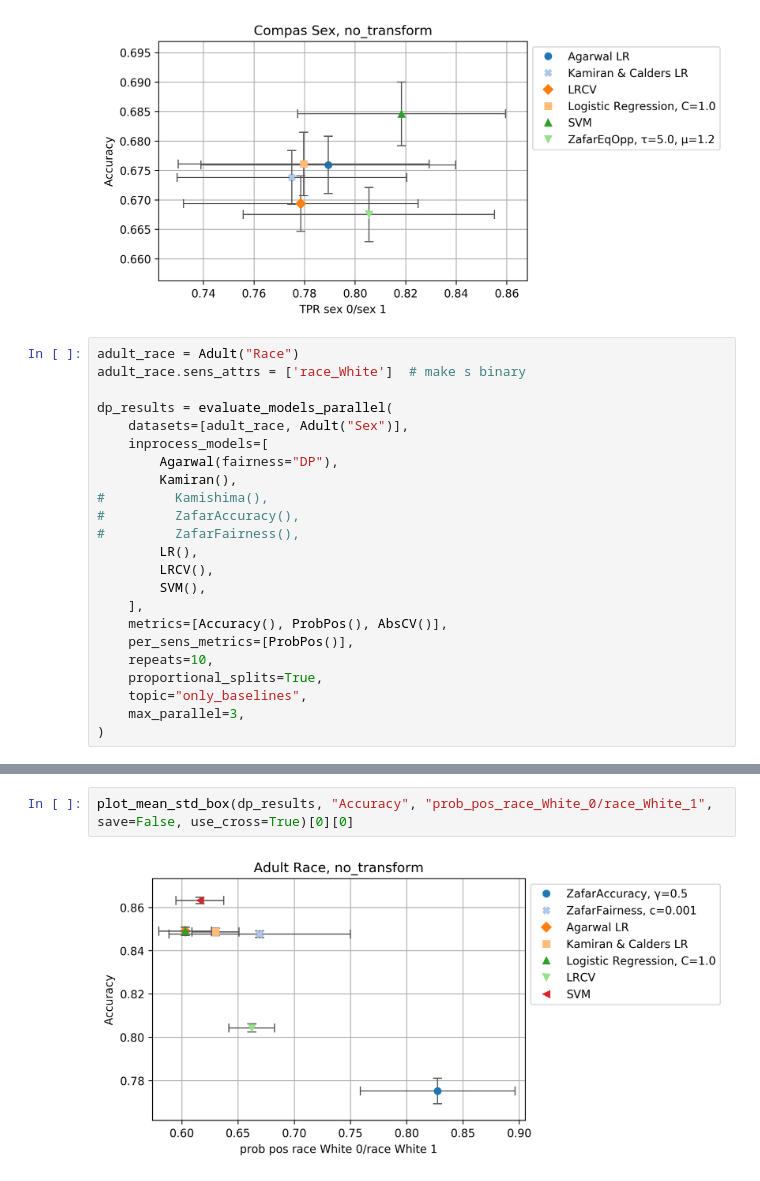
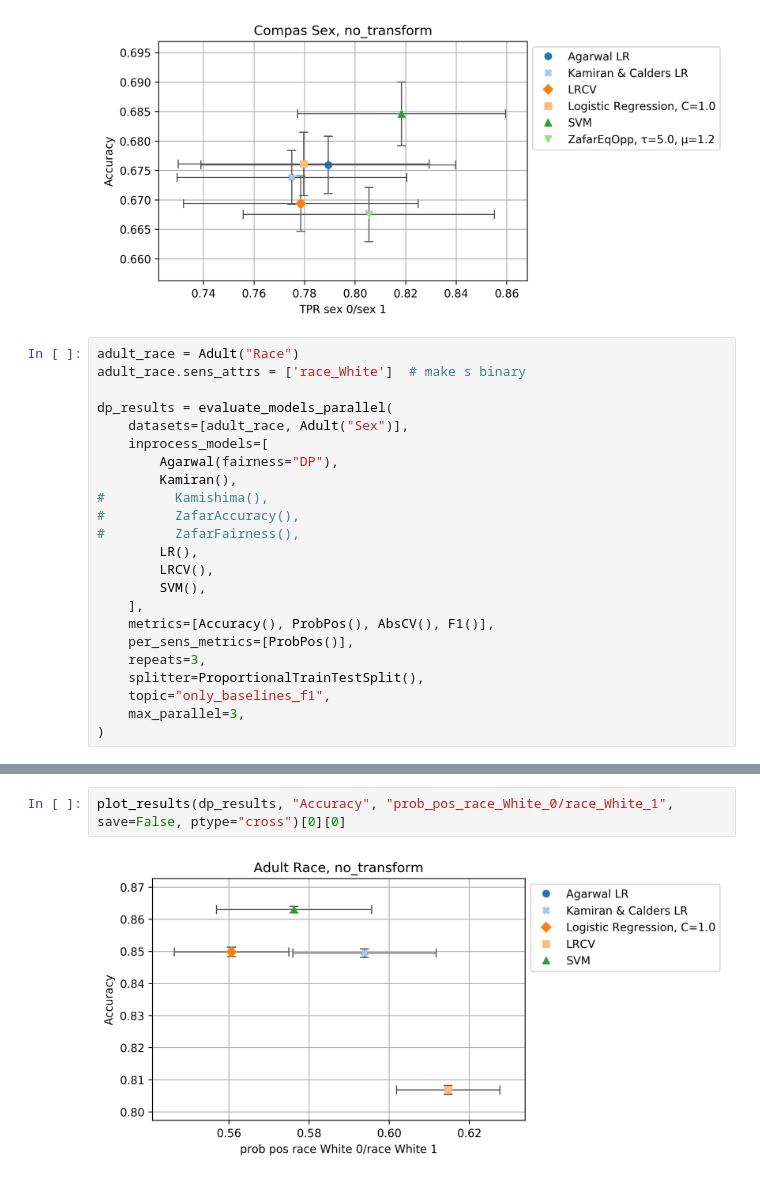
Before and after one commit to wearepal/ethicml-models, a Jupyter notebook: experiments/baselines.ipynb, the cells around one changed output, grey strips where cells are left out. Drawn from its saved outputs; the diff is of its cells as text.

```diff
--- a/experiments/baselines.ipynb
+++ b/experiments/baselines.ipynb
@@ -69,11 +70,11 @@ dp_results = evaluate_models_parallel(
         LRCV(),
         SVM(),
     ],
-    metrics=[Accuracy(), ProbPos(), AbsCV()],
+    metrics=[Accuracy(), ProbPos(), AbsCV(), F1()],
     per_sens_metrics=[ProbPos()],
-    repeats=10,
-    proportional_splits=True,
-    topic="only_baselines",
+    repeats=3,
+    splitter=ProportionalTrainTestSplit(),
+    topic="only_baselines_f1",
     max_parallel=3,
 )
 # %%
@@ -96,4 +101,4 @@ dp_results
 # %%
-plot_mean_std_box(dp_results, "Accuracy", "prob_pos_race_White_0/race_White_1", save=False, use_cross=True)[0][0]
+plot_results(dp_results, "Accuracy", "prob_pos_race_White_0/race_White_1", save=False, ptype="cross")[0][0]
 # %% [output]
-[figure, old version]
+[figure, new version]
```
Also changed, not shown: parts of 9 cells of this notebook, 19 other files.
